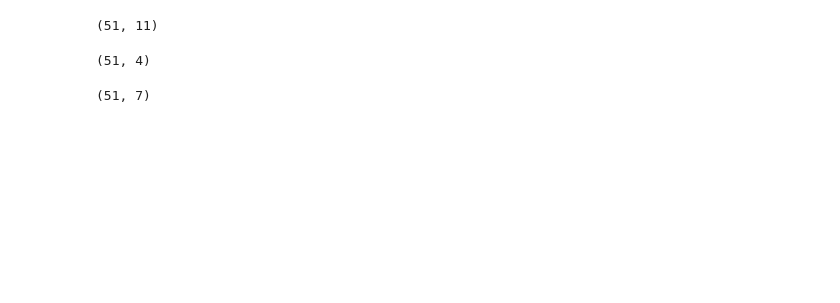
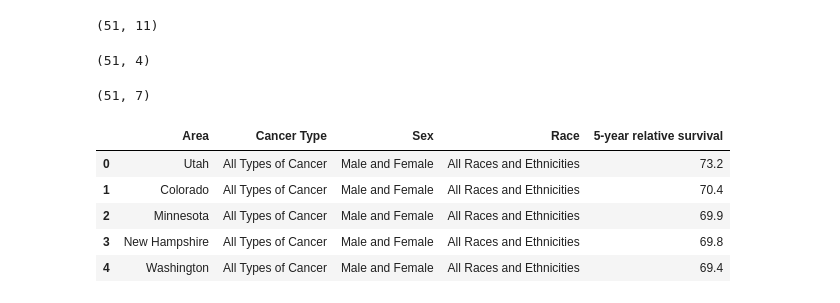
Before and after one commit to CODEGITCD/CD-DS-Final-Project, a Jupyter notebook: Notebooks/Py-Cancer.ipynb, the cells around one changed output. Drawn from its saved outputs; the diff is of its cells as text; code cells hidden in the pictures; blank space fills up the shorter version.

```diff
--- a/Notebooks/Py-Cancer.ipynb
+++ b/Notebooks/Py-Cancer.ipynb
@@ -142,0 +145,9 @@ merged_df.to_csv(r'C:\Users\MrMan\Documents\GitHub\CD-DS-Final-Project\Data\merg
+# %%
+df_survivability.head()
+# %% [output]
+|  | Area | Cancer Type | Sex | Race | 5-year relative survival |
+| 0 | Utah | All Types of Cancer | Male and Female | All Races and Ethnicities | 73.2 |
+| 1 | Colorado | All Types of Cancer | Male and Female | All Races and Ethnicities | 70.4 |
+| 2 | Minnesota | All Types of Cancer | Male and Female | All Races and Ethnicities | 69.9 |
+| 3 | New Hampshire | All Types of Cancer | Male and Female | All Races and Ethnicities | 69.8 |
+| 4 | Washington | All Types of Cancer | Male and Female | All Races and Ethnicities | 69.4 |
```
Also changed, not shown: parts of 7 cells of this notebook, 1 other file.
